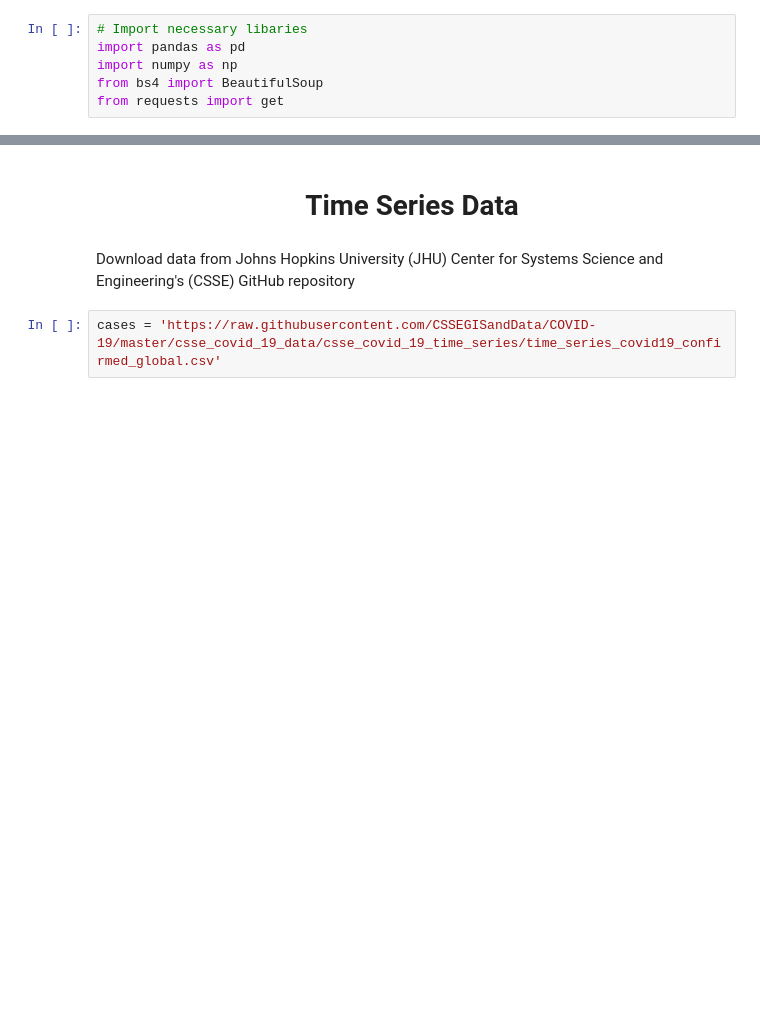
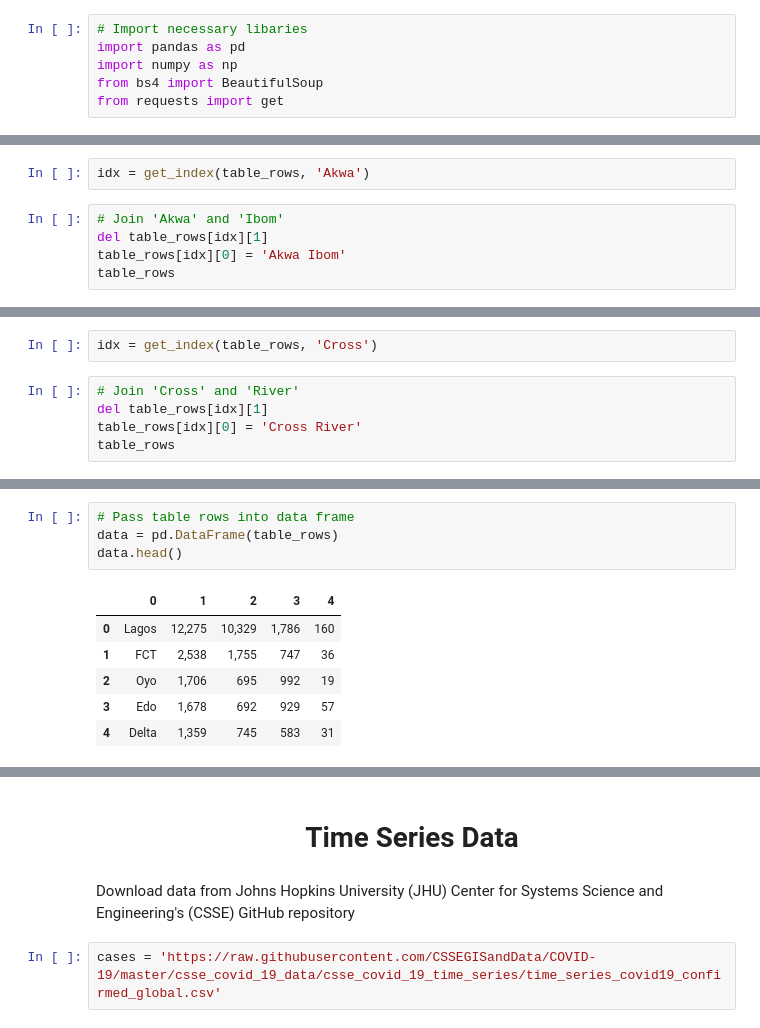
Before and after one commit to omotayo-alade/covid-19-nigeria, a Jupyter notebook: explore.ipynb, the cells around one changed output, grey strips where cells are left out. Drawn from its saved outputs; the diff is of its cells as text; blank space fills up the shorter version.

```diff
--- a/explore.ipynb
+++ b/explore.ipynb
@@ -136,0 +102,7 @@ visual(data, 'Deaths', 'YlGnBu')
+# %%
+idx = get_index(table_rows, 'Akwa')
+# %%
+# Join 'Akwa' and 'Ibom'
+del table_rows[idx][1]
+table_rows[idx][0] = 'Akwa Ibom'
+table_rows
@@ -136,0 +127,7 @@ visual(data, 'Deaths', 'YlGnBu')
+# %%
+idx = get_index(table_rows, 'Cross')
+# %%
+# Join 'Cross' and 'River'
+del table_rows[idx][1]
+table_rows[idx][0] = 'Cross River'
+table_rows
@@ -136,0 +152,11 @@ visual(data, 'Deaths', 'YlGnBu')
+# %%
+# Pass table rows into data frame
+data = pd.DataFrame(table_rows)
+data.head()
+# %% [output]
+|  | 0 | 1 | 2 | 3 | 4 |
+| 0 | Lagos | 12,275 | 10,329 | 1,786 | 160 |
+| 1 | FCT | 2,538 | 1,755 | 747 | 36 |
+| 2 | Oyo | 1,706 | 695 | 992 | 19 |
+| 3 | Edo | 1,678 | 692 | 929 | 57 |
+| 4 | Delta | 1,359 | 745 | 583 | 31 |
```
Also changed, not shown: parts of 70 cells of this notebook, 7 other files.
